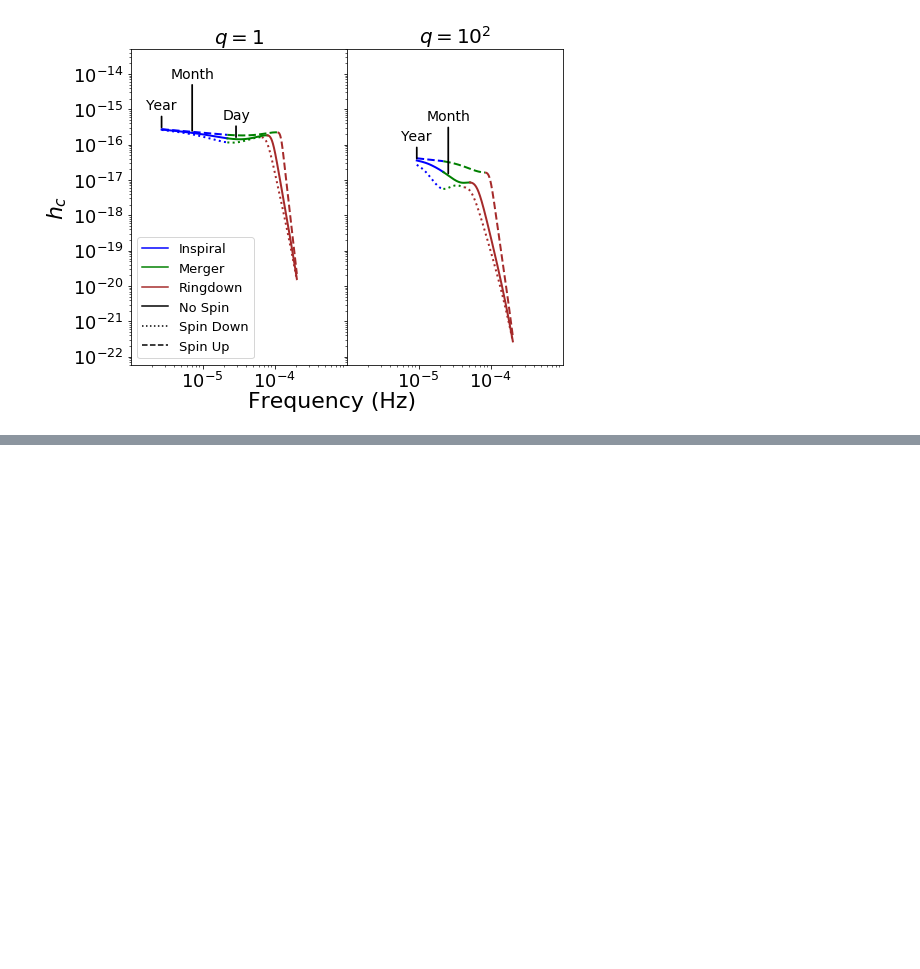
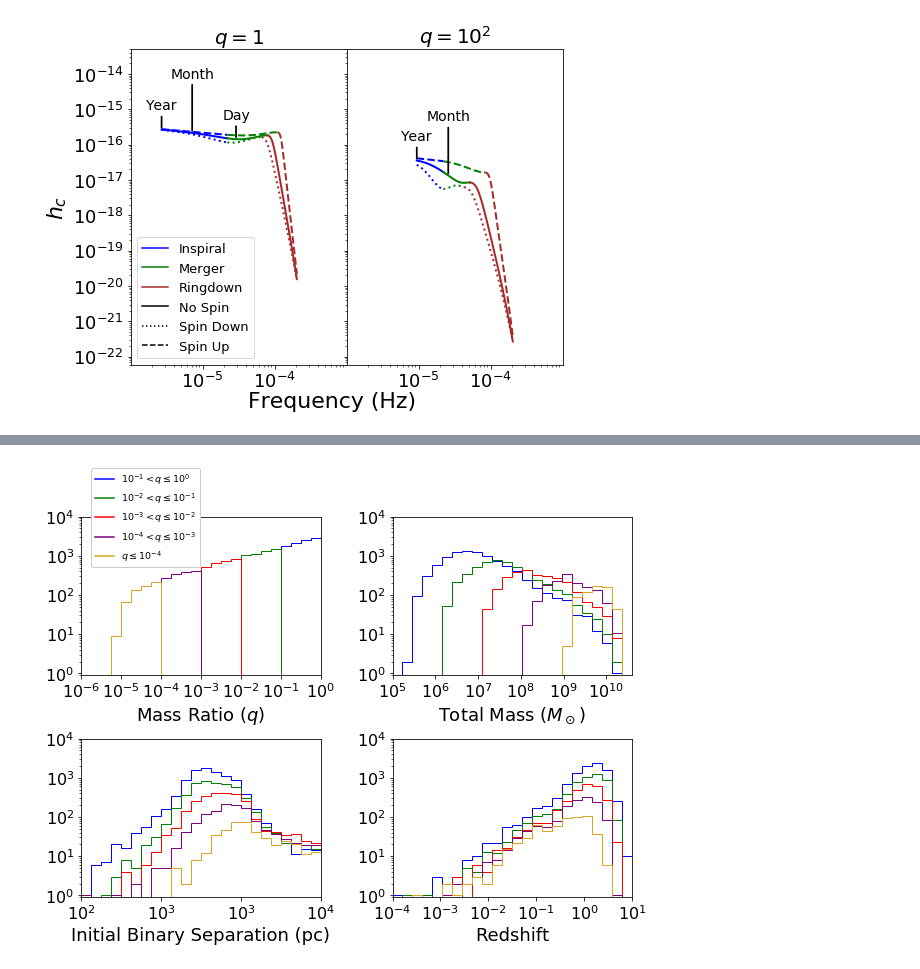
Before and after one commit to mikekatz04/Illustris_LISA_paper, a Jupyter notebook: code/paper_plots.ipynb, the cells around one changed output, grey strips where cells are left out. Saved outputs shown, nothing was run; the diff lists cells and outputs as text; code cells hidden in the pictures; blank space fills up the shorter version.

```diff
--- a/code/paper_plots.ipynb
+++ b/code/paper_plots.ipynb
@@ -176,0 +203,92 @@ Text(0.5,0.05,'Frequency (Hz)')
+# %%
+data = np.genfromtxt('simulation_input_data.txt', names=True)
+
+m1 = data['mass_new_prev_in']
+m2 = data['mass_new_prev_out']
+
+separation = data['separation']*1e3
+
+redshift = data['redshift']
+
+total_mass = m1+m2
+
+q = m1/m2*(m1<m2)+m2/m1*(m1>=m2)
+
+inds_set = []
+for i in np.arange(1,5):
+    inds_set.append(np.where((q<=10.0**-(i-1)) & (q>10.0**-(i)))[0])
+
+inds_set.append(np.where((q<10.0**-(4)))[0])
+
+total_num = len(total_mass)
+
+fig, ax = plt.subplots(nrows=2, ncols=2)
+ax = ax.ravel()
+fig.set_size_inches(9,7)
+xlims = [[-6,0],[5,10.6],[2.5,4],[-4.0,1.0]]
+colors = ['blue', 'green', 'red', 'purple', 'goldenrod']
+
+w = 0
+for parameter in [q, total_mass, separation, redshift]:
+    ww = 0
+    for inds in inds_set:
+        #weights = np.ones_like(parameter[inds])/float(len(parameter))
+        #ax[w].hist(np.log10(parameter[inds]), bins=num_bins[w], histtype = 'step', weights=weights, log=True)
+
+        bins = np.linspace(xlims[w][0], xlims[w][1], 25)
+        try:
+            ax[w].hist(np.log10(parameter[inds]), bins=bins, histtype = 'step', log=True, color = colors[ww])
+        except IndexError:
+            pdb.set_trace()
+        ww+=1
+
+    ax[w].set_ylim(9e-1, 1e4)
+    ax[w].set_xlim(xlims[w])
+
+
+    w+=1
+
+#legend
+
+ax[0].plot([-100,-100], [-220, 200], color = colors[0], label = r'$10^{-1}<q\leq 10^0$')
+ax[0].plot([-100,-100], [-220, 200], color = colors[1], label = r'$10^{-2}<q\leq 10^{-1}$')
+ax[0].plot([-100,-100], [-220, 200], color = colors[2], label = r'$10^{-3}<q\leq 10^{-2}$')
+ax[0].plot([-100,-100], [-220, 200], color = colors[3], label = r'$10^{-4}< q\leq 10^{-3}$')
+ax[0].plot([-100,-100], [-220, 200], color = colors[4], label = r'$q\leq 10^{-4}$')
+
+xtickfontsize = 16
+xlabelfontsize = 18
+
+#ax[0].legend(bbox_to_anchor=(3.0, 0.05), prop={'size':11})
+legend = ax[0].legend(bbox_to_anchor=[0.02, 0.65], prop={'size':9.5}, ncol=1, fancybox=True, framealpha=1.0)
+#labels
+ax[0].set_xlabel(r'Mass Ratio ($q$)', fontsize=xlabelfontsize)
+ax0_xticks = [-6.0,-5.0, -4.0, -3.0, -2.0, -1.0, 0.0]
+ax[0].set_xticks(ax0_xticks)
+ax[0].set_xticklabels([r'$10^{%i}$'%int(i) for i in ax0_xticks], fontsize=xtickfontsize)
+
+ax[1].set_xlabel(r'Total Mass ($M_\odot$)', fontsize=xlabelfontsize)
+ax1_xticks = [5.0, 6.0,7.0, 8.0, 9.0, 10.0]
+ax[1].set_xticks(ax1_xticks)
+ax[1].set_xticklabels([r'$10^{%i}$'%int(i) for i in ax1_xticks], fontsize=xtickfontsize)
+
+ax[2].set_xlabel('Initial Binary Separation (pc)', fontsize=xlabelfontsize)
+ax2_xticks = [2.5, 3.0,3.5, 4.0]
+ax[2].set_xticks(ax2_xticks)
+ax[2].set_xticklabels([r'$10^{%.1g}$'%int(i) for i in ax2_xticks], fontsize=xtickfontsize)
+
+ax[3].set_xlabel('Redshift', fontsize=xlabelfontsize)
+ax3_xticks = [-4.0, -3.0, -2.0, -1.0, 0.0, 1.0]
+ax[3].set_xticks(ax3_xticks)
+ax[3].set_xticklabels([r'$10^{%i}$'%int(i) for i in ax3_xticks], fontsize=xtickfontsize)
+
+yticks = np.linspace(0.0,4.0, 5)
+
+for w in range(4):
+    ax[w].set_yticks(10**yticks)
+    ax[w].set_yticklabels([r'$10^{%i}$'%int(i) for i in yticks], fontsize=16)
+
+plt.subplots_adjust(left = 0.1, right=0.95, hspace=0.4, wspace = 0.3)
+plt.savefig('figures/hists_symposium_2018.pdf', dpi = 300)
+# %% [output]
+[figure, added]
```
Also changed, not shown: parts of 7 cells of this notebook, 4 other files.
